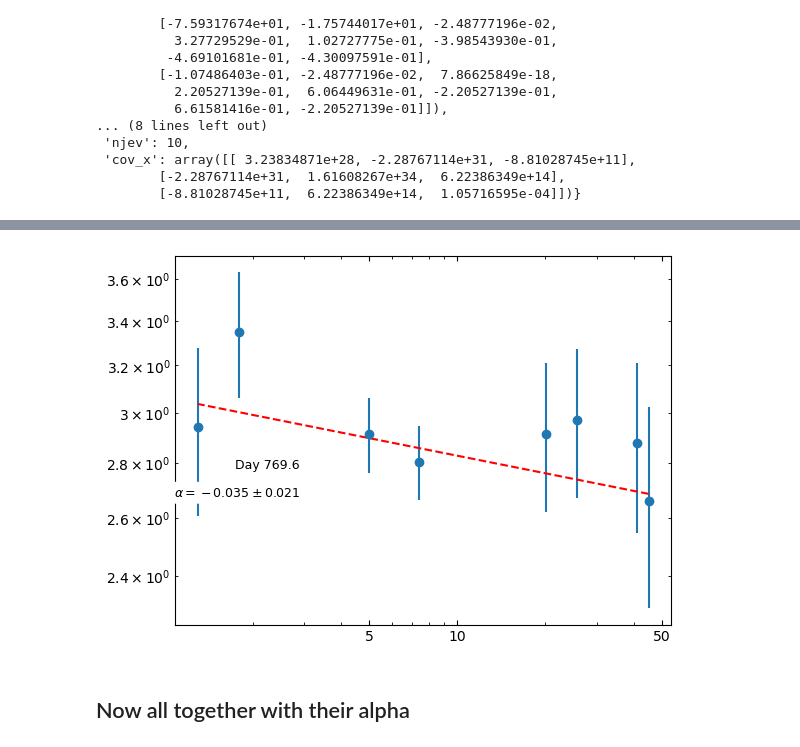
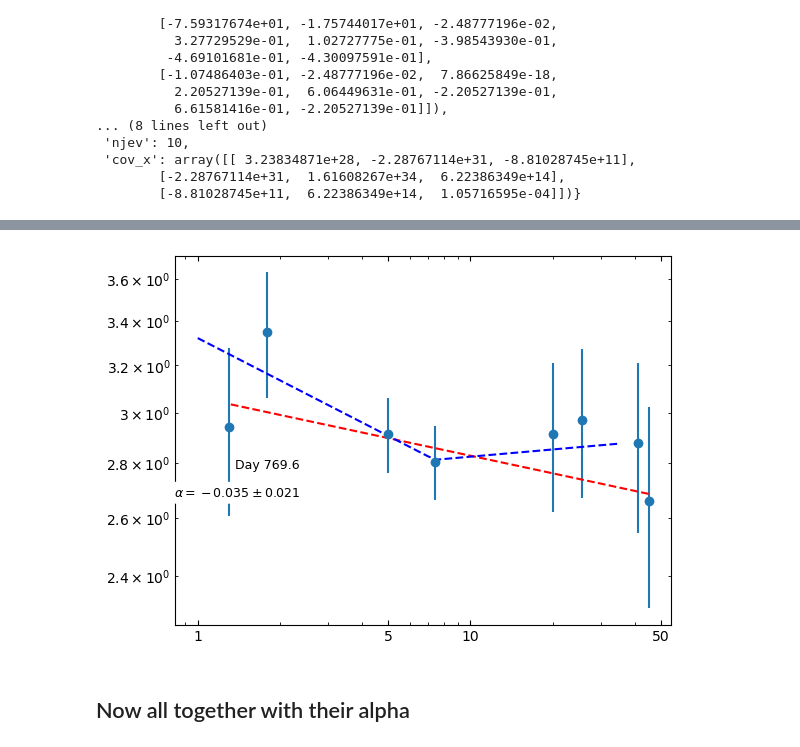
Before and after one commit to Wilhelm005/Research-Code, a Jupyter notebook: V407_Spectral_Index.ipynb, the cells around one changed output, grey strips where cells are left out. Drawn from its saved outputs; the diff is of its cells as text; code cells hidden in the pictures.

```diff
--- a/V407_Spectral_Index.ipynb
+++ b/V407_Spectral_Index.ipynb
@@ -3474,10 +4945,11 @@ if mask.any():  # proceed only if at least one detection
     ax.set_xticks([1, 5, 10, 50], labels=['1', '5', '10', '50'])
     ax.set_yscale('log')
     ax.set_yticks([1, 5, 10, 20, 50], labels=['1', '5', '10', '20', '50'])
-    ax.annotate('Day 359.6', xy=(90, 120), xycoords='axes points', size=9, ha='right', va='top', bbox=dict(boxstyle='round', fc='w', ec="w"))
+    #ax.annotate('Day 359.6', xy=(90, 120), xycoords='axes points', size=9, ha='right', va='top', bbox=dict(boxstyle='round', fc='w', ec="w"))
     ax.tick_params(axis='both', which='both', direction='in', top=True, right=True)
     ax.plot(df25['Freq'][mask], fit_model_weights25(df25['Freq'][mask]), 'r--')
-    ax.annotate('${\u03B1 = 0.050 \\pm 0.016}$', xy=(90, 100), xycoords='axes points', size=9, ha='right', va='top', bbox=dict(boxstyle='round', fc='w', ec="w"))
+    ax.plot(x_freq, fw_BPL25(x_freq), 'b--')
+    #ax.annotate('${\u03B1 = 0.050 \\pm 0.016}$', xy=(90, 100), xycoords='axes points', size=9, ha='right', va='top', bbox=dict(boxstyle='round', fc='w', ec="w"))
 
 plt.show();
 # %% [output]
@@ -3579,7 +5136,10 @@ if mask.any():  # proceed only if at least one detection
     ax.annotate('Day 469.6', xy=(90, 120), xycoords='axes points', size=9, ha='right', va='top', bbox=dict(boxstyle='round', fc='w', ec="w"))
     ax.tick_params(axis='both', which='both', direction='in', top=True, right=True)
     ax.plot(df26['Freq'][mask], fit_model_weights26(df26['Freq'][mask]), 'r--')
-    ax.annotate('${\u03B1 = -0.152 \\pm 0.048}$', xy=(90, 100), xycoords='axes points', size=9, ha='right', va='top', bbox=dict(boxstyle='round', fc='w', ec="w"))
+    ax.plot(x_freq, fw_BPL26(x_freq), 'b--')
+    #ax.annotate('${\u03B1 = -0.152 \\pm 0.048}$', xy=(90, 100), xycoords='axes points', size=9, ha='right', va='top', bbox=dict(boxstyle='round', fc='w', ec="w"))
+    ax.annotate('${\u03B1_1 = -0.17 \\pm 0.03}$', xy=(90, 160), xycoords='axes points', size=9, ha='right', va='top', bbox=dict(boxstyle='round', fc='w', ec="w"))
+    ax.annotate('${\u03B1_2 = 0.98 \\pm 0.47}$', xy=(90, 140), xycoords='axes points', size=9, ha='right', va='top', bbox=dict(boxstyle='round', fc='w', ec="w"))
 
 plt.show();
 # %% [output]
@@ -3680,6 +5317,7 @@ if mask.any():  # proceed only if at least one detection
     ax.annotate('Day 603.3', xy=(90, 120), xycoords='axes points', size=9, ha='right', va='top', bbox=dict(boxstyle='round', fc='w', ec="w"))
     ax.tick_params(axis='both', which='both', direction='in', top=True, right=True)
     ax.plot(df27['Freq'][mask], fit_model_weights27(df27['Freq'][mask]), 'r--')
+    ax.plot(x_freq, fw_BPL27(x_freq), 'b--')
     ax.annotate('${\u03B1 = 0.035 \\pm 0.022}$', xy=(90, 100), xycoords='axes points', size=9, ha='right', va='top', bbox=dict(boxstyle='round', fc='w', ec="w"))
 
 plt.show();
@@ -3782,7 +5505,10 @@ if mask.any():  # proceed only if at least one detection
     ax.annotate('Day 669.0', xy=(90, 120), xycoords='axes points', size=9, ha='right', va='top', bbox=dict(boxstyle='round', fc='w', ec="w"))
     ax.tick_params(axis='both', which='both', direction='in', top=True, right=True)
     ax.plot(df28['Freq'][mask], fit_model_weights28(df28['Freq'][mask]), 'r--')
-    ax.annotate('${\u03B1 = 0.001 \\pm 0.042}$', xy=(90, 100), xycoords='axes points', size=9, ha='right', va='top', bbox=dict(boxstyle='round', fc='w', ec="w"))
+    ax.plot(x_freq, fw_BPL28(x_freq), 'b--')
+    #ax.annotate('${\u03B1 = 0.001 \\pm 0.042}$', xy=(90, 100), xycoords='axes points', size=9, ha='right', va='top', bbox=dict(boxstyle='round', fc='w', ec="w"))
+    ax.annotate('${\u03B1_1 = -0.07 \\pm 0.19}$', xy=(90, 160), xycoords='axes points', size=9, ha='right', va='top', bbox=dict(boxstyle='round', fc='w', ec="w"))
+    ax.annotate('${\u03B1_2 = 0.03 \\pm 0.04}$', xy=(90, 140), xycoords='axes points', size=9, ha='right', va='top', bbox=dict(boxstyle='round', fc='w', ec="w"))
 
 plt.show();
 # %% [output]
@@ -3872,23 +5675,24 @@ The error/standard deviation is 0.020832631609869753
 # %%
 #plotting to check
 fig,ax = plt.subplots()
 mask = df29['Flux'] > 3 * df29['Error (gaussfit or image)']  # apply detection threshold
 mask2 = df29['Flux'] < 3 * df29['Error (gaussfit or image)']  # apply detection threshold
 if mask.any():  # proceed only if at least one detection
     ax.errorbar(df29['Freq'][mask], df29['Flux'][mask], yerr=yerr29, fmt='o')
     ax.scatter(df29['Freq'][mask2], (df29['Flux'][mask2] + 3*df29['Error (gaussfit or image)'][mask2]), marker='v')
     ax.set_xscale('log')
     ax.set_xticks([1, 5, 10, 50], labels=['1', '5', '10', '50'])
     ax.set_yscale('log')
     ax.set_yticks([1, 5, 10, 20, 50], labels=['1', '5', '10', '20', '50'])
     ax.annotate('Day 769.6', xy=(90, 120), xycoords='axes points', size=9, ha='right', va='top', bbox=dict(boxstyle='round', fc='w', ec="w"))
     ax.tick_params(axis='both', which='both', direction='in', top=True, right=True)
     ax.plot(df29['Freq'][mask], fit_model_weights29(df29['Freq'][mask]), 'r--')
+    ax.plot(x_freq, fw_BPL29(x_freq),  'b--')
     ax.annotate('${\u03B1 = -0.035 \\pm 0.021}$', xy=(90, 100), xycoords='axes points', size=9, ha='right', va='top', bbox=dict(boxstyle='round', fc='w', ec="w"))
 
 plt.show();
 # %% [output]
-[figure, old version]
+[figure, new version]
 # %% [markdown]
 ## Now all together with their alpha
 # %%
```
Also changed, not shown: parts of 84 cells of this notebook.
